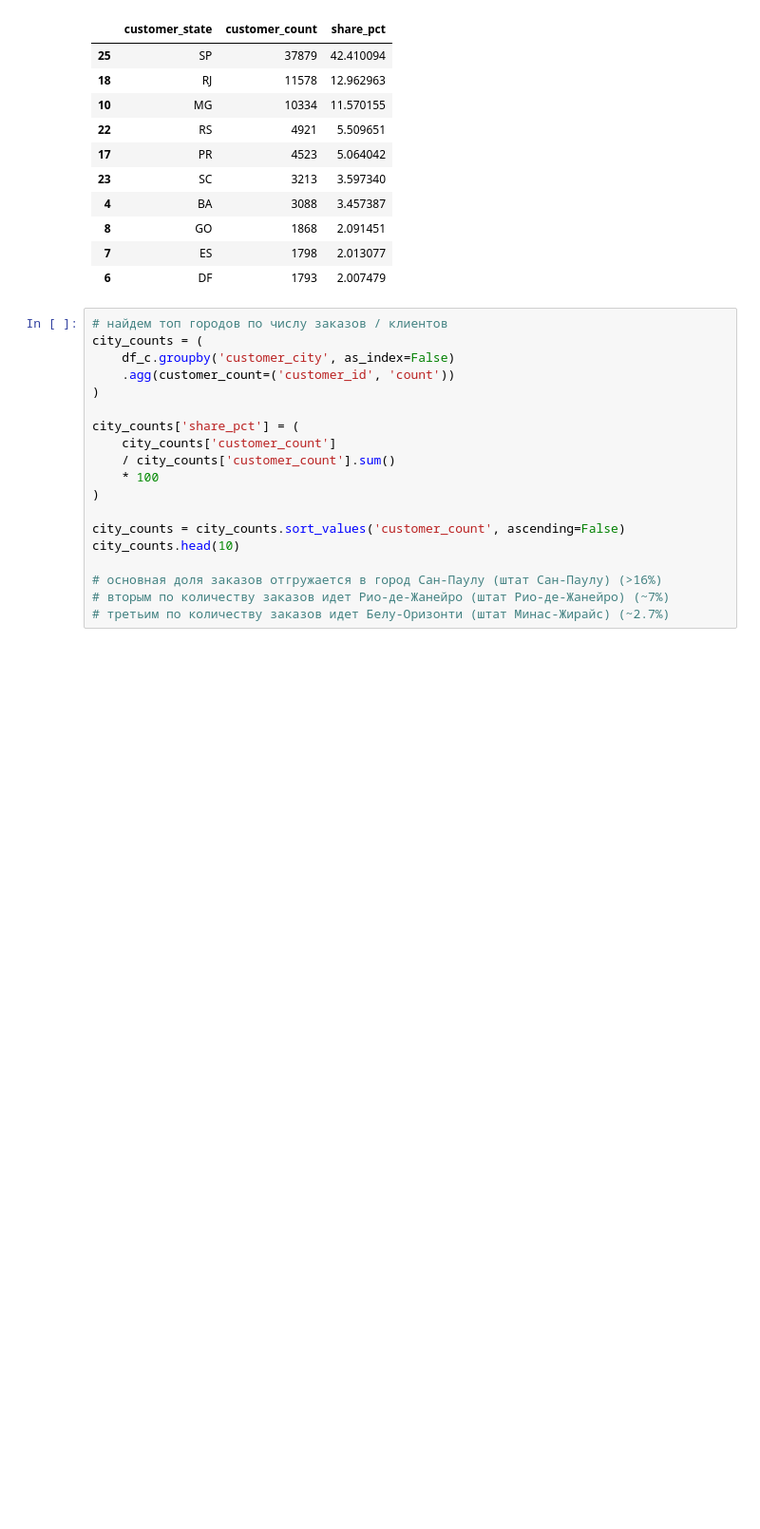
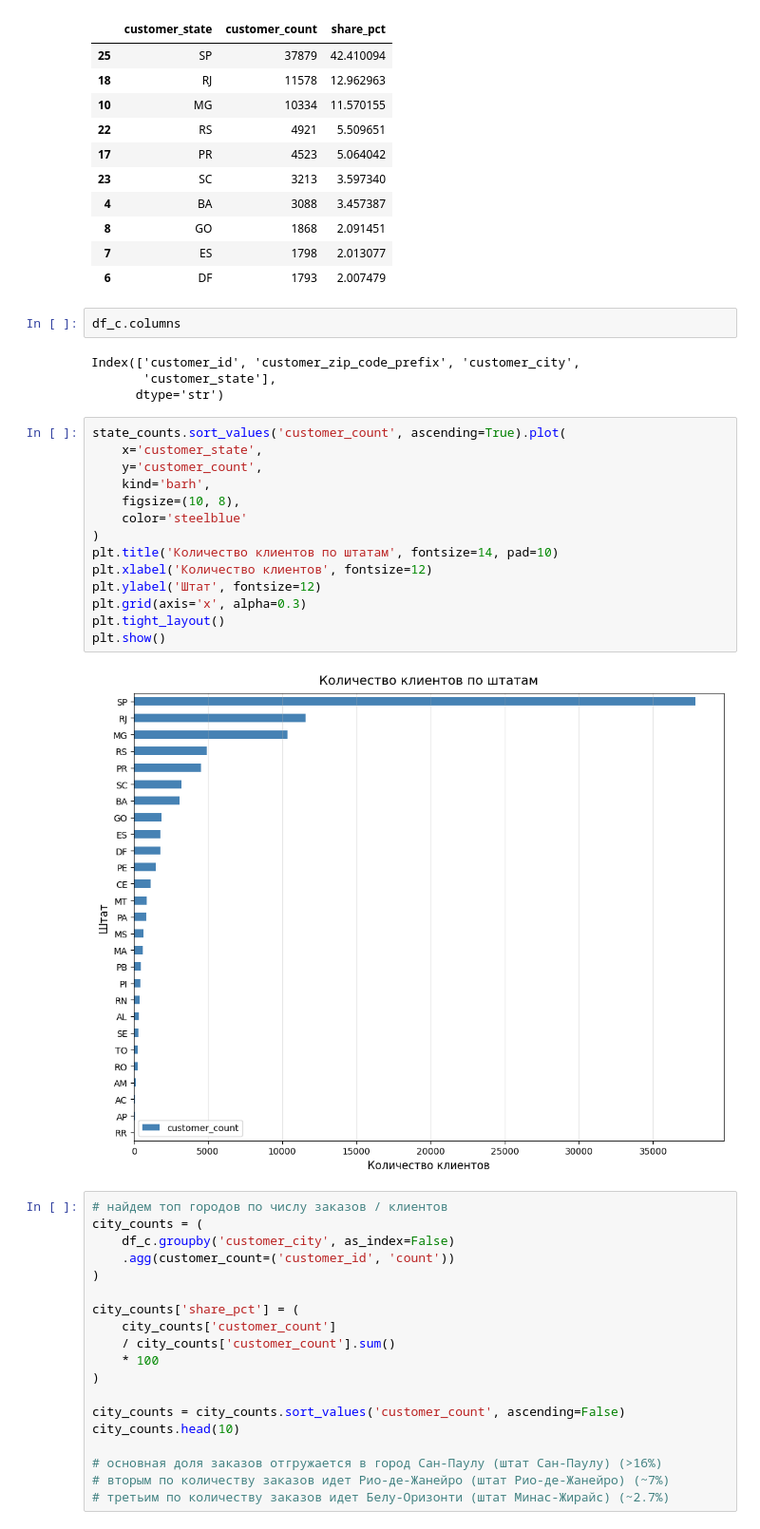
Before and after one commit to mkudim/Exploratory_data_analysis_EDA, a Jupyter notebook: Ecom_orders_supply/EDA/EDA_customers.ipynb, the cells around one changed output. Shown at 95% size. Saved outputs shown, nothing was run; the diff lists cells and outputs as text; blank space fills up the shorter version.

```diff
--- a/Ecom_orders_supply/EDA/EDA_customers.ipynb
+++ b/Ecom_orders_supply/EDA/EDA_customers.ipynb
@@ -235,6 +235,28 @@ state_counts.head(10)
 | 8 | GO | 1868 | 2.091451 |
 | 7 | ES | 1798 | 2.013077 |
 | 6 | DF | 1793 | 2.007479 |
+# %%
+df_c.columns
+# %% [output]
+Index(['customer_id', 'customer_zip_code_prefix', 'customer_city',
+       'customer_state'],
+      dtype='str')
+# %%
+state_counts.sort_values('customer_count', ascending=True).plot(
+    x='customer_state',
+    y='customer_count',
+    kind='barh',
+    figsize=(10, 8),
+    color='steelblue'
+)
+plt.title('Количество клиентов по штатам', fontsize=14, pad=10)
+plt.xlabel('Количество клиентов', fontsize=12)
+plt.ylabel('Штат', fontsize=12)
+plt.grid(axis='x', alpha=0.3)
+plt.tight_layout()
+plt.show()
+# %% [output]
+[figure, added]
 # %%
 # найдем топ городов по числу заказов / клиентов
 city_counts = (
```
Also changed, not shown: parts of 2 cells of this notebook, 1 other file.
